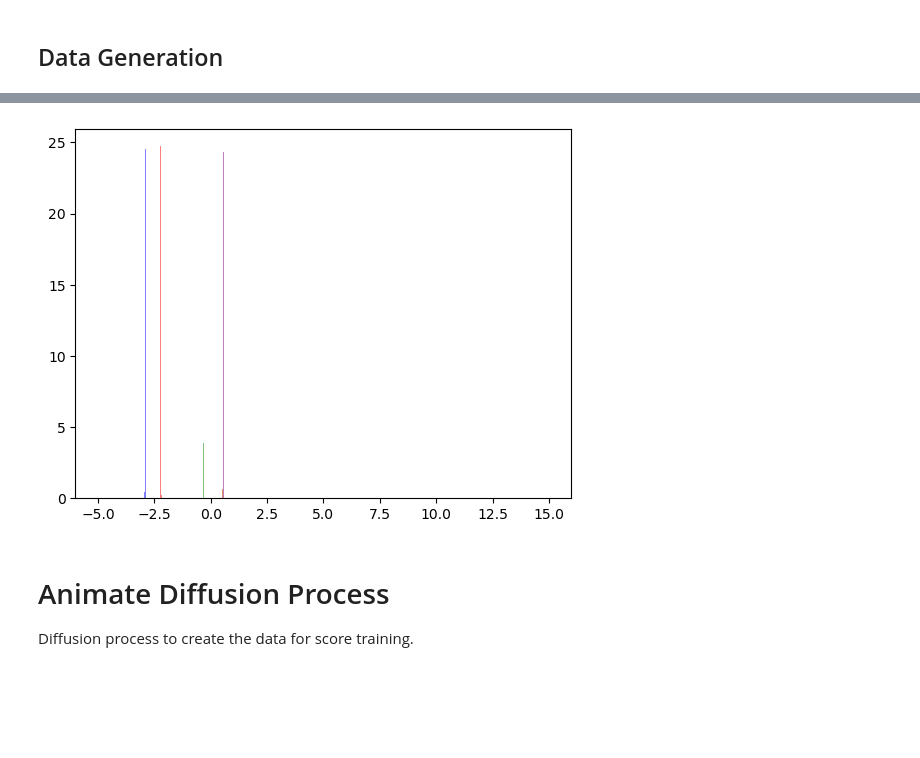
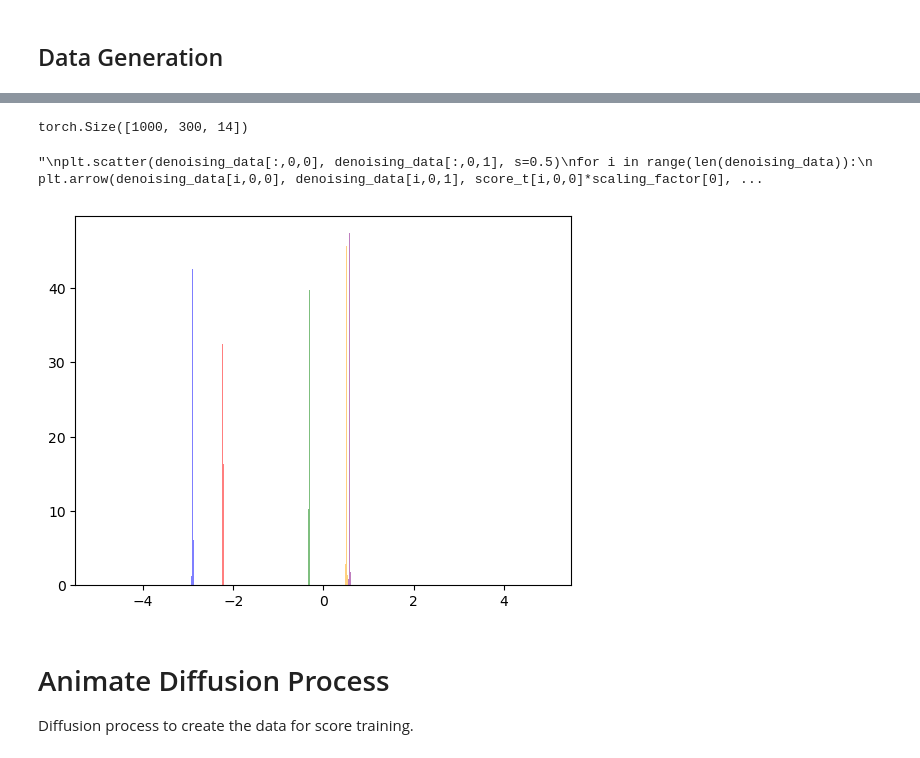
Before and after one commit to bGuenes/sbi_model_comparison, a Jupyter notebook: simformer_run.ipynb, the cells around one changed output, grey strips where cells are left out. Saved outputs shown, nothing was run; the diff lists cells and outputs as text; code cells hidden in the pictures; blank space fills up the shorter version.

```diff
--- a/simformer_run.ipynb
+++ b/simformer_run.ipynb
@@ -149,7 +149,7 @@ simformer.load_state_dict(torch.load("simformer/models/simformer_first-model.pt"
 ## Data Generation
 # %%
 # Create random datapoints to denoise
-sample_data_t1 = torch.randn(1000, train_data.shape[1])
+sample_data_t1 = torch.randn(10000, train_data.shape[1])*10
 # %%
 sample_data_t0 = simformer.sample(sample_data_t1, condition_mask=torch.ones_like(sample_data_t1))
 # %% [output]
@@ -254,10 +172,78 @@ for i in range(5):
+# %%
+denoising_data = simformer.x_t
+score_t = simformer.score_t.detach().numpy()
+t = simformer.t.detach().numpy()
+# %%
+denoising_data.shape
+# %% [output]
+torch.Size([1000, 300, 14])
+# %%
+scaling_factor = -0.5*simformer.sigma**(2*t)*(1/T)
+
+plt.rcParams["animation.html"] = "jshtml"
+plt.rcParams['figure.dpi'] = 150
+plt.ioff()
+fig, ax = plt.subplots()
+
+def animate(i):
+    plt.clf()
+    plt.xlim(-5, 2)
+    plt.ylim(-5, 2)
+    plt.xlabel('alpha_IMF')
+    plt.ylabel('log10_N')
+    plt.axvline(priors[0], color='r', ls="--", alpha=0.5)
+    plt.axhline(priors[1], color='r', ls="--", alpha=0.5)
+
+    #plt.scatter(denoising_data[:,i,0], denoising_data[:,i,1], s=0.5)
+    for j in range(len(denoising_data)):
+        plt.arrow(denoising_data[j,i,0], denoising_data[j,i,1], score_t[j,i,0]*scaling_factor[i], score_t[j,i,1]*scaling_factor[i], color='black', head_width=0.05, alpha=0.6)
+
+ani2 = matplotlib.animation.FuncAnimation(fig, animate, frames=10)
+
+writer = matplotlib.animation.PillowWriter(fps=1,
+                                metadata=dict(artist='Me'),
+                                bitrate=1800)
+ani2.save('plots/test.gif', writer=writer)
+
+"""
+plt.scatter(denoising_data[:,0,0], denoising_data[:,0,1], s=0.5)
+for i in range(len(denoising_data)):
+    plt.arrow(denoising_data[i,0,0], denoising_data[i,0,1], score_t[i,0,0]*scaling_factor[0], score_t[i,0,1]*scaling_factor[0], color='b', head_width=0.03)
+
+plt.show()"""
+# %% [output]
+"\nplt.scatter(denoising_data[:,0,0], denoising_data[:,0,1], s=0.5)\nfor i in range(len(denoising_data)):\n    plt.arrow(denoising_data[i,0,0], denoising_data[i,0,1], score_t[i,0,0]*scaling_factor[0], ...
+# %%
+plt.rcParams["animation.html"] = "jshtml"
+plt.rcParams['figure.dpi'] = 150
+plt.ioff()
+fig, ax = plt.subplots()
+
+t = torch.linspace(0, 1, T)
+
+def animate2(i):
+    data_t = denoising_data[:,i,:6]
+    plt.cla()
+    for n in range(data_t.shape[1]):
+        plt.hist(data_t[:,n], bins=500, range=(-2,2), density=True, alpha=0.5)
+    plt.xlim([-2,2])
+    plt.ylim([0,2.5])
+    plt.title(f"t={int(i)}")
+
+ani2 = matplotlib.animation.FuncAnimation(fig, animate2, frames=299)
+
+writer = matplotlib.animation.PillowWriter(fps=20,
+                                metadata=dict(artist='Me'),
+                                bitrate=1800)
+ani2.save('plots/noise_to_x.gif', writer=writer)
 # %%
 color = ['red', 'blue', 'green', 'purple', 'orange', 'black']
 
 for i in range(5):
-    plt.hist(sample_data_t0[:, i], bins=500, range=(-5,15), density=True, alpha=0.5, color=color[i])
+    plt.hist(sample_data_t0[:, i], bins=500, range=(-5,5), density=True, alpha=0.5, color=color[i])
+plt.show()
 # %% [output]
-[figure, old version]
+[figure, new version]
 # %% [markdown]
 # Animate Diffusion Process
 Diffusion process to create the data for score training.
```
Also changed, not shown: parts of 3 cells of this notebook, 4 other files.
